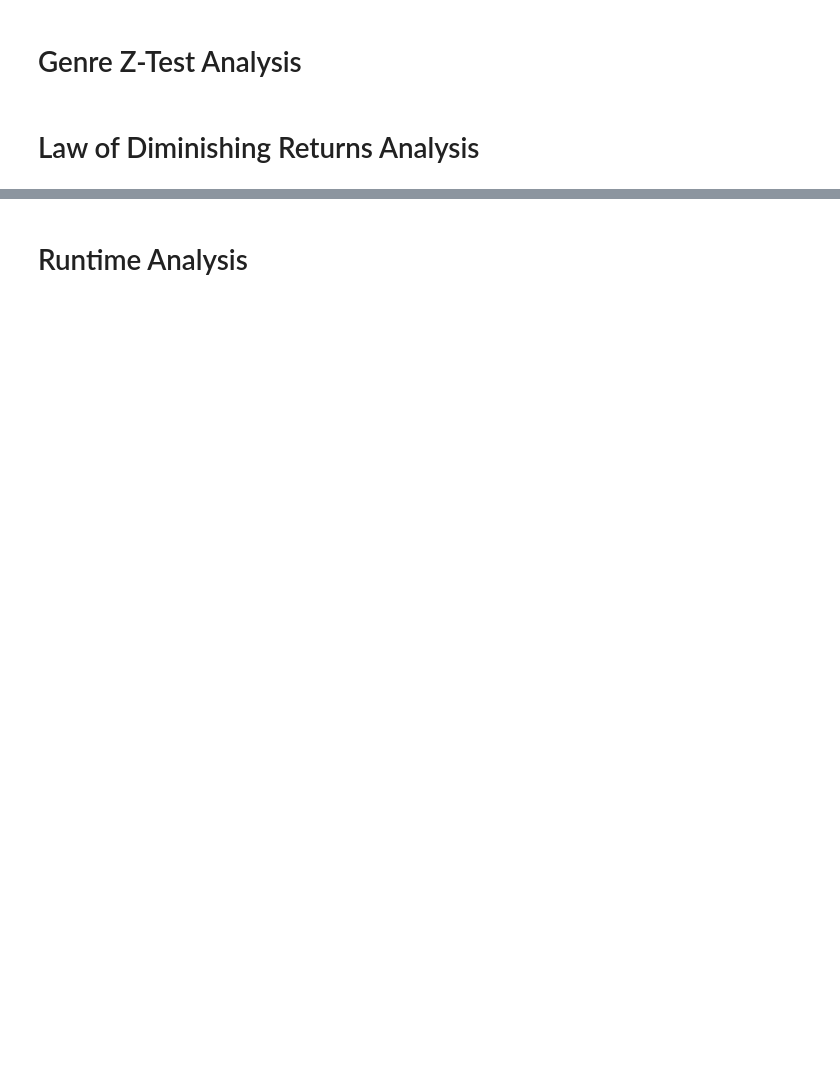
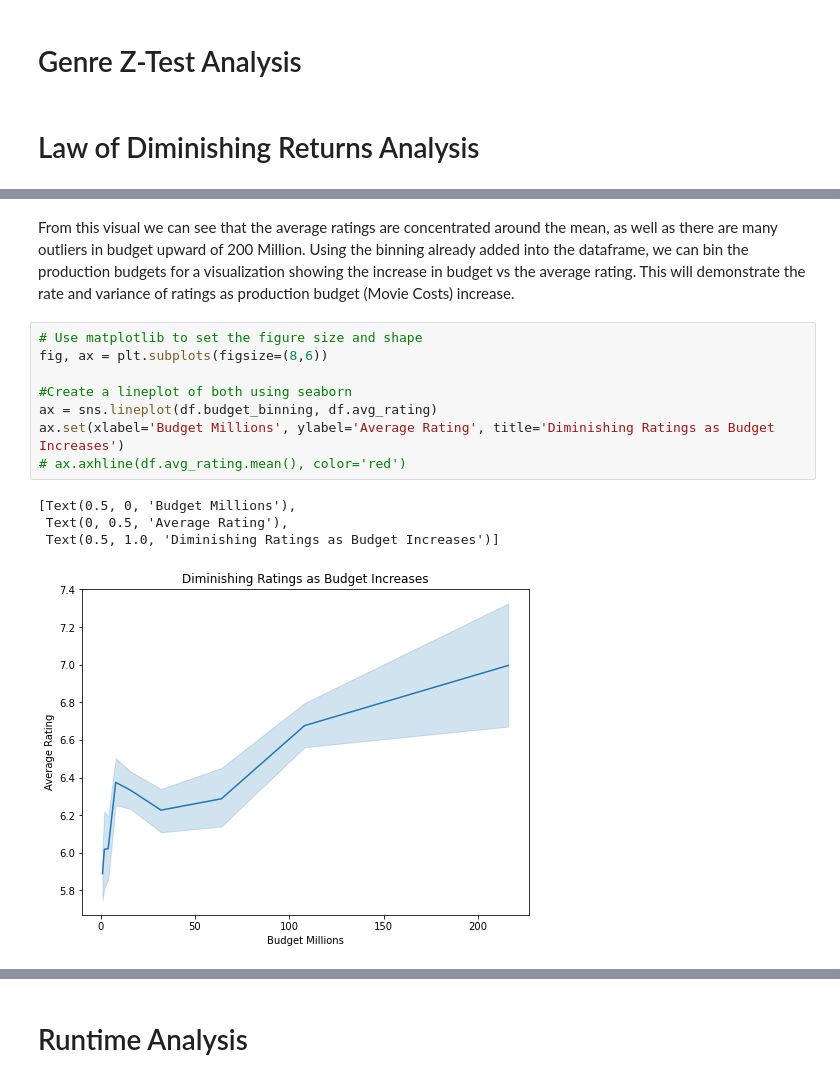
Before and after one commit to hixtape1212/Group6Consulting_CapstoneRepo, a Jupyter notebook: Group6-MovieAnalysis.ipynb, the cells around one changed output, grey strips where cells are left out. Saved outputs shown, nothing was run; the diff lists cells and outputs as text; blank space fills up the shorter version.

```diff
--- a/Group6-MovieAnalysis.ipynb
+++ b/Group6-MovieAnalysis.ipynb
@@ -114,0 +126,15 @@ df.head(10)
+# %% [markdown]
+From this visual we can see that the average ratings are concentrated around the mean, as well as there are many outliers in budget upward of 200 Million. Using the binning already added into the dataframe, we can bin the production budgets for a visualization showing the increase in budget vs the average rating. This will demonstrate the rate and variance of ratings as production budget (Movie Costs) increase.
+# %%
+# Use matplotlib to set the figure size and shape
+fig, ax = plt.subplots(figsize=(8,6))
+
+#Create a lineplot of both using seaborn
+ax = sns.lineplot(df.budget_binning, df.avg_rating)
+ax.set(xlabel='Budget Millions', ylabel='Average Rating', title='Diminishing Ratings as Budget Increases')
+# ax.axhline(df.avg_rating.mean(), color='red')
+# %% [output]
+[Text(0.5, 0, 'Budget Millions'),
+ Text(0, 0.5, 'Average Rating'),
+ Text(0.5, 1.0, 'Diminishing Ratings as Budget Increases')]
+[figure, added]
```
Also changed, not shown: parts of 11 cells of this notebook.
